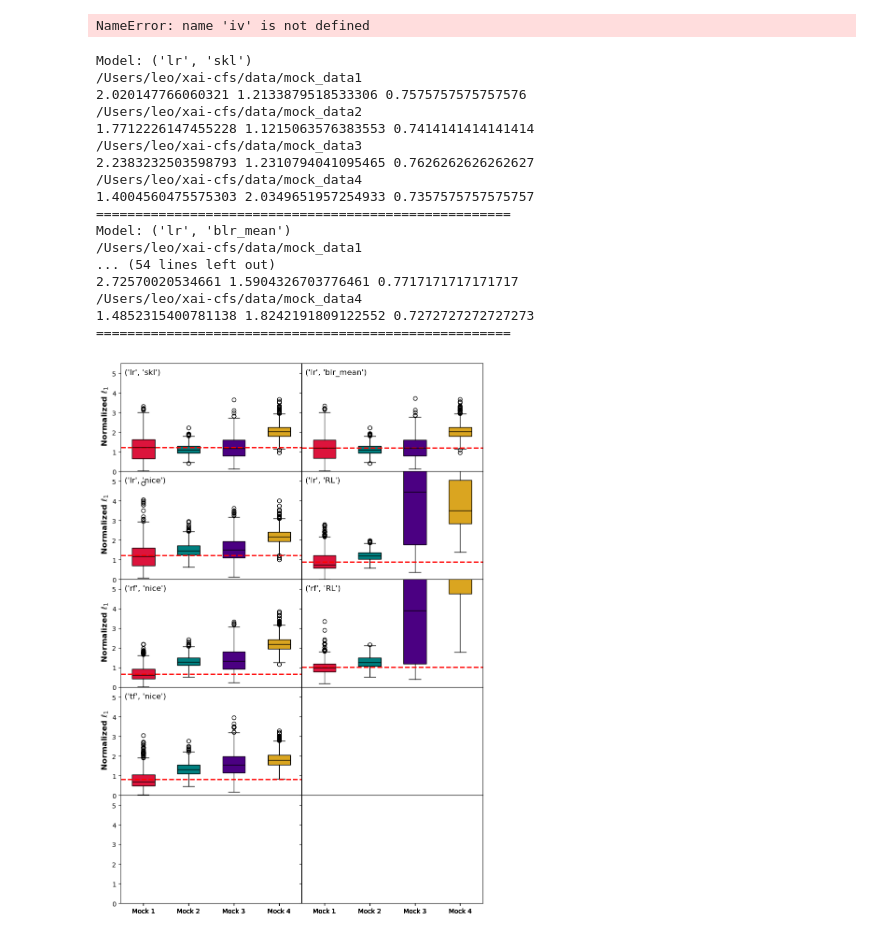
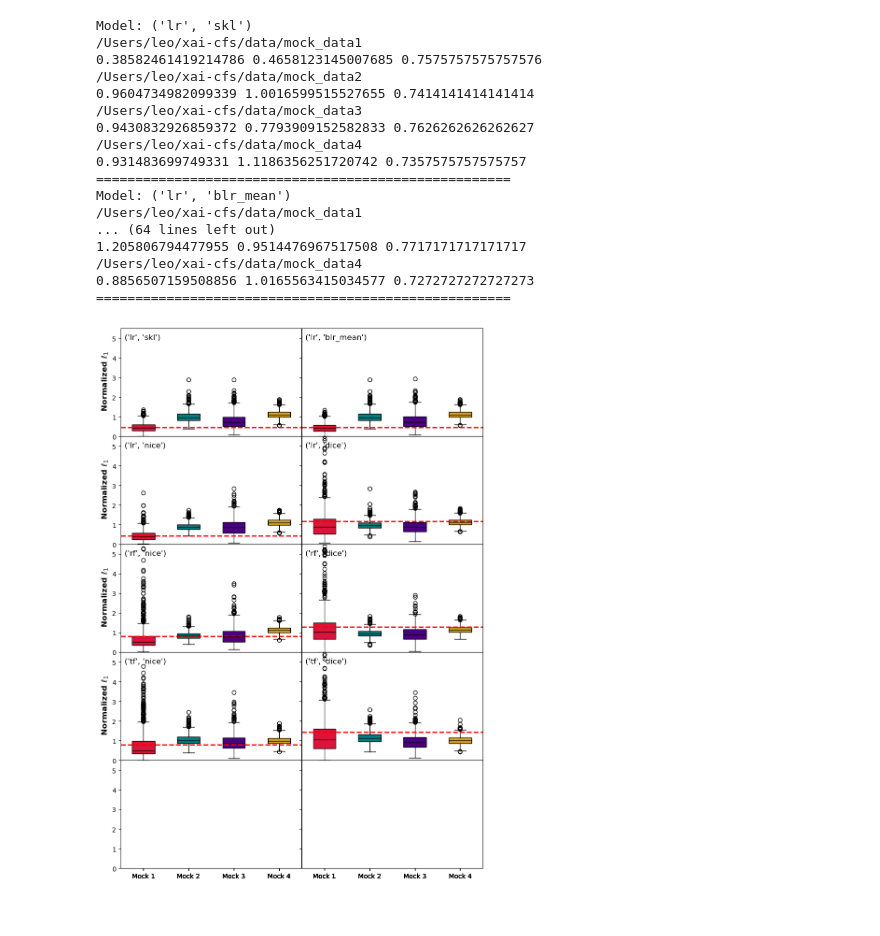
Before and after one commit to leonidaschristodoulou/xai-cfs, a Jupyter notebook: xai_plots.ipynb, the cells around one changed output. Cells and saved outputs as stored; diff of their text form; code cells hidden in the pictures.

```diff
--- a/xai_plots.ipynb
+++ b/xai_plots.ipynb
@@ -99,9 +120,9 @@ def load_dataset(dataset_name, variant="standard",n_datasets=11):
     }
 # %%
 # Choose dataset dynamically
-dataset = "adult_income" # options: "adult_income" "german_credit" "gsc" "mock_data3"
+dataset = "mock_data1" # options: "adult_income" "german_credit" "gsc" "mock_data3"
 variant = "standard"  # "noniid_test" #"standard" "ommited_var_test"
-data = load_dataset(dataset, variant=variant,n_datasets=9) # "ommited_var_test" "noniid_test" "standard"
+data = load_dataset(dataset, variant=variant,n_datasets=11) # "ommited_var_test" "noniid_test" "standard"
 
 # Extract variables
 cf_results_dict = data["cf_results_dict"]
@@ -270,7 +297,6 @@ if dataset == "adult_income":
     s4 = pd.Series(np.array(cf_results_dict[noises_list[3]][ml_cf])[sel][row_in], index=cols)
     df_paper = pd.concat([s0,s1,s2,s3,s4],axis=1)
     df_paper.columns = ['Original', 'Noise 0 CF', 'Noise 1 CF', 'Noise 2 CF', 'Noise 3 CF']
-
 
 
 elif dataset == "gsc":
@@ -292,7 +318,7 @@ elif dataset == "gsc":
 
     # Plot with arrows
     plt.figure(figsize=(8, 6))
-    for i in range(len(df) - 1):
+    for i in range(len(df_paper.T) - 1):
         x, y = df_paper.T.iloc[i]
         dx, dy = df_paper.T.iloc[i + 1] - df_paper.T.iloc[i]
         plt.arrow(x, y, dx, dy, head_width=0.02, length_includes_head=True, color='blue')
@@ -498,0 +579,21 @@ fig.savefig("plots/"+dataset+"_"+variant+"_l1_mean.pdf", format="pdf", bbox_inch
+# %%
+noise_pos = {"Low": 0, "Medium": 1, "High": 2}
+
+best_methods = {}
+best_medians  = {}
+
+for label, idx in noise_pos.items():
+    min_median = np.inf
+    best = None
+    for (model, variant), stats in stats_out.items():  # stats shape: (3, 4)
+        if stats.shape[0] <= idx or not np.isfinite(stats[idx, 0]):
+            continue
+        med = stats[idx, 0]
+        if med < min_median:
+            min_median = med
+            best = (model, variant)
+    best_methods[label] = best
+    best_medians[label] = min_median
+
+print(best_methods)
+print(best_medians)
@@ -512,7 +847,11 @@ for i, kk in enumerate(cf_methods):
         x_acc.append(model_results_dict[k][(kk[0], 'accuracy')])
         x_prec.append(model_results_dict[k][(kk[0], 'precision')])
     print(m_in, x_acc)
-    plt.plot(x_acc, label=m_in, color=colours2[m_in], linestyle='--', marker='o')
+    if m_in=='tf':
+        label_in = 'nn'
+    else:
+        label_in=m_in
+    plt.plot(x_acc, label=label_in, color=colours2[m_in], linestyle='--', marker='o')
     #plt.plot(x_prec, label=m_in, color=colours2[m_in], linestyle='-.', marker='s')
 plt.legend(frameon=False)
 plt.xlabel('Noise Level')
@@ -582,11 +923,16 @@ def find_closest_noise(data, model, target=0.75):
 # Example usage:
 # closest_noise_for_lr = find_closest_noise(model_results_dict, 'rf')
 # print("Closest noise level for 'lr':", closest_noise_for_lr)
-# %%
-iv
-# %% [output]
-NameError: name 'iv' is not defined
 # %%
+l = [
+    ('lr', 'skl'),
+    ('lr', 'blr_mean'),
+    ('lr', 'nice'),
+    ('lr', 'dice'),
+    ('rf', 'nice'),
+    ('rf', 'dice'),
+    ('tf', 'nice'),
+    ('tf', 'dice')]
 fig, axes = plt.subplots(5, 2, figsize=(10, 15), sharex=True, sharey=True)
 for idx, ml_cf in enumerate(l):
     row, col = divmod(idx, 2)  # Convert index to 5x2 grid positions
@@ -620,38 +966,38 @@ for idx, ml_cf in enumerate(l):
         ml_1.append(m1)
         ml_2.append(m2)
         print(np.mean(m1), np.mean(m2),model_results_dict[noise_to_test][(ml_cf[0], 'accuracy')])
     bplot = ax.boxplot(list(ml_2), tick_labels=['Mock 1', 'Mock 2', 'Mock 3', 'Mock 4'], widths=0.5, patch_artist=True)  # Plot boxplot for ml_1
     ax.set_ylim([0,5.5])
     if idx % n_cols == 0:
         #ax.set_ylabel(r'$\ell_1$', fontsize=12, fontweight='bold')
         ax.set_ylabel(r' Normalized $\ell_1$', fontsize=12, fontweight='bold')
     ax.text(0.02, 0.95, ml_cf, fontsize=12, verticalalignment='top', horizontalalignment='left', transform=ax.transAxes)
     ax.axhline(y=np.mean(ml_2[0]), color='red', linestyle='--', linewidth=2, label="Mean of Mock 1")
     for patch, color in zip(bplot['boxes'], ["crimson", "teal", "indigo", "goldenrod"]):
         patch.set_facecolor(color)
     for median in bplot['medians']:
         median.set_color('black')
     print("=====================================================")
 fig.subplots_adjust(wspace=0, hspace=0)  # Set space between subplots to zero
 #fig.savefig("plots/"+dataset+"_"+variant+"_.pdf", format="pdf", bbox_inches="tight")
 #fig.supylabel(r' 2D $\ell_1$', fontsize=14)
 #plt.tight_layout()
 # %% [output]
 Model: ('lr', 'skl')
 /Users/leo/xai-cfs/data/mock_data1
-2.020147766060321 1.2133879518533306 0.7575757575757576
+0.38582461419214786 0.4658123145007685 0.7575757575757576
 /Users/leo/xai-cfs/data/mock_data2
-1.7712226147455228 1.1215063576383553 0.7414141414141414
+0.9604734982099339 1.0016599515527655 0.7414141414141414
 /Users/leo/xai-cfs/data/mock_data3
-2.2383232503598793 1.2310794041095465 0.7626262626262627
+0.9430832926859372 0.7793909152582833 0.7626262626262627
 /Users/leo/xai-cfs/data/mock_data4
-1.4004560475575303 2.0349651957254933 0.7357575757575757
+0.931483699749331 1.1186356251720742 0.7357575757575757
 =====================================================
 Model: ('lr', 'blr_mean')
 /Users/leo/xai-cfs/data/mock_data1
-... (54 lines left out)
-2.72570020534661 1.5904326703776461 0.7717171717171717
+... (64 lines left out)
+1.205806794477955 0.9514476967517508 0.7717171717171717
 /Users/leo/xai-cfs/data/mock_data4
-1.4852315400781138 1.8242191809122552 0.7272727272727273
+0.8856507159508856 1.0165563415034577 0.7272727272727273
 =====================================================
-[figure, old version]
+[figure, new version]
```
Also changed, not shown: parts of 26 cells of this notebook, 1 other file.
